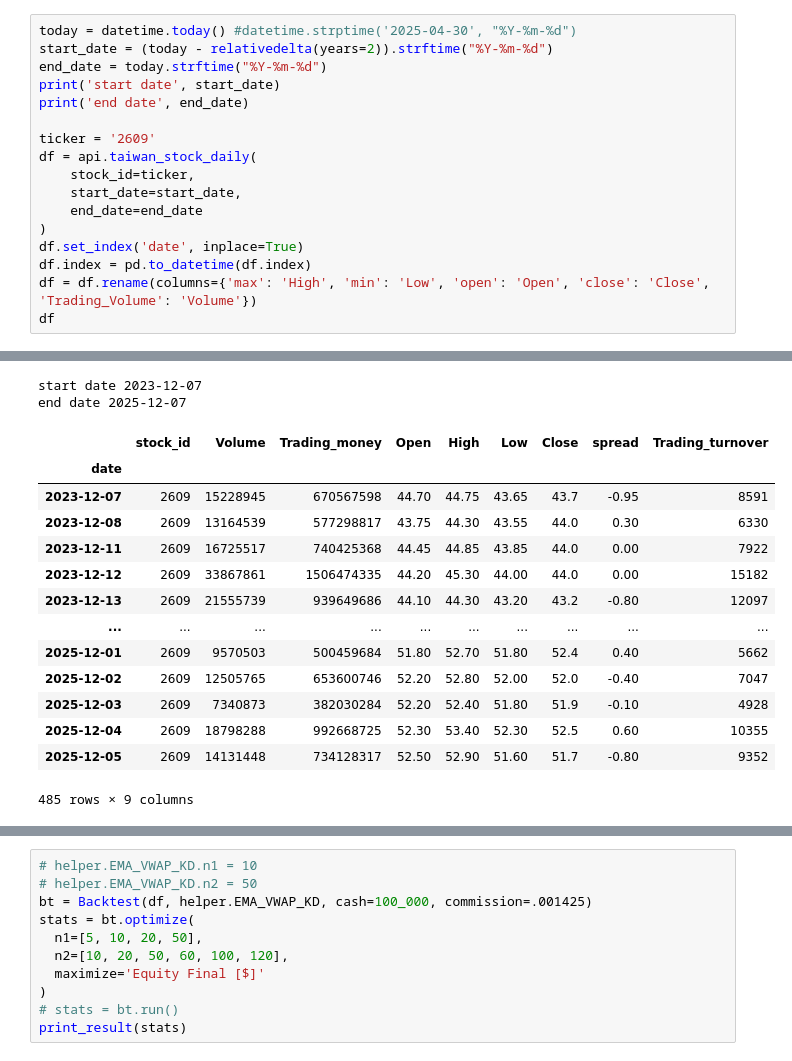
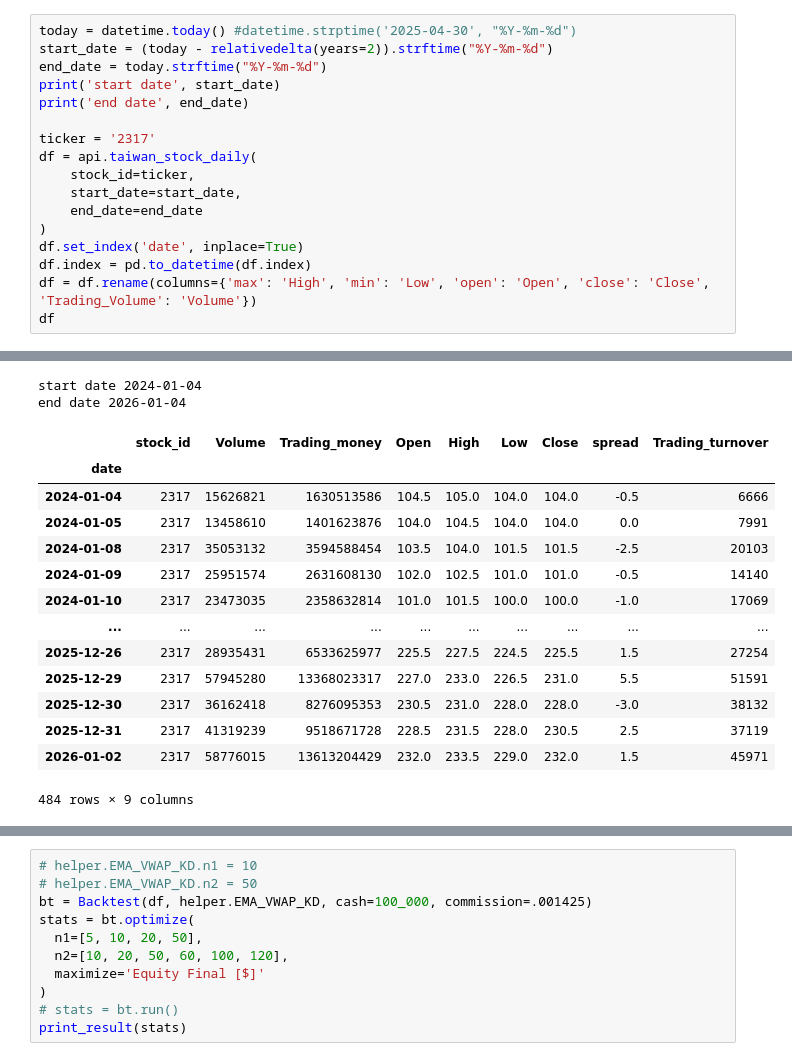
Before and after one commit to erxxx4321/stock_trade, a Jupyter notebook: backtesting/backtest.ipynb, the cells around one changed output, grey strips where cells are left out. Saved outputs shown, nothing was run; the diff lists cells and outputs as text.

```diff
--- a/backtesting/backtest.ipynb
+++ b/backtesting/backtest.ipynb
@@ -40,7 +48,7 @@ end_date = today.strftime("%Y-%m-%d")
 print('start date', start_date)
 print('end date', end_date)
 
-ticker = '2609'
+ticker = '2317'
 df = api.taiwan_stock_daily(
     stock_id=ticker,
     start_date=start_date,
@@ -55,19 +63,19 @@ df
-start date 2023-12-07
-end date 2025-12-07
+start date 2024-01-04
+end date 2026-01-04
 |  | stock_id | Volume | Trading_money | Open | High | Low | Close | spread | Trading_turnover |
 | date |  |  |  |  |  |  |  |  |  |
-| 2023-12-07 | 2609 | 15228945 | 670567598 | 44.70 | 44.75 | 43.65 | 43.7 | -0.95 | 8591 |
-| 2023-12-08 | 2609 | 13164539 | 577298817 | 43.75 | 44.30 | 43.55 | 44.0 | 0.30 | 6330 |
-| 2023-12-11 | 2609 | 16725517 | 740425368 | 44.45 | 44.85 | 43.85 | 44.0 | 0.00 | 7922 |
-| 2023-12-12 | 2609 | 33867861 | 1506474335 | 44.20 | 45.30 | 44.00 | 44.0 | 0.00 | 15182 |
-| 2023-12-13 | 2609 | 21555739 | 939649686 | 44.10 | 44.30 | 43.20 | 43.2 | -0.80 | 12097 |
+| 2024-01-04 | 2317 | 15626821 | 1630513586 | 104.5 | 105.0 | 104.0 | 104.0 | -0.5 | 6666 |
+| 2024-01-05 | 2317 | 13458610 | 1401623876 | 104.0 | 104.5 | 104.0 | 104.0 | 0.0 | 7991 |
+| 2024-01-08 | 2317 | 35053132 | 3594588454 | 103.5 | 104.0 | 101.5 | 101.5 | -2.5 | 20103 |
+| 2024-01-09 | 2317 | 25951574 | 2631608130 | 102.0 | 102.5 | 101.0 | 101.0 | -0.5 | 14140 |
+| 2024-01-10 | 2317 | 23473035 | 2358632814 | 101.0 | 101.5 | 100.0 | 100.0 | -1.0 | 17069 |
 | ... | ... | ... | ... | ... | ... | ... | ... | ... | ... |
-| 2025-12-01 | 2609 | 9570503 | 500459684 | 51.80 | 52.70 | 51.80 | 52.4 | 0.40 | 5662 |
-| 2025-12-02 | 2609 | 12505765 | 653600746 | 52.20 | 52.80 | 52.00 | 52.0 | -0.40 | 7047 |
-| 2025-12-03 | 2609 | 7340873 | 382030284 | 52.20 | 52.40 | 51.80 | 51.9 | -0.10 | 4928 |
-| 2025-12-04 | 2609 | 18798288 | 992668725 | 52.30 | 53.40 | 52.30 | 52.5 | 0.60 | 10355 |
-| 2025-12-05 | 2609 | 14131448 | 734128317 | 52.50 | 52.90 | 51.60 | 51.7 | -0.80 | 9352 |
+| 2025-12-26 | 2317 | 28935431 | 6533625977 | 225.5 | 227.5 | 224.5 | 225.5 | 1.5 | 27254 |
+| 2025-12-29 | 2317 | 57945280 | 13368023317 | 227.0 | 233.0 | 226.5 | 231.0 | 5.5 | 51591 |
+| 2025-12-30 | 2317 | 36162418 | 8276095353 | 230.5 | 231.0 | 228.0 | 228.0 | -3.0 | 38132 |
+| 2025-12-31 | 2317 | 41319239 | 9518671728 | 228.5 | 231.5 | 228.0 | 230.5 | 2.5 | 37119 |
+| 2026-01-02 | 2317 | 58776015 | 13613204429 | 232.0 | 233.5 | 229.0 | 232.0 | 1.5 | 45971 |
-485 rows × 9 columns
+484 rows × 9 columns
 # %%
 # helper.EMA_KD.n1 = 20
 # helper.EMA_KD.n2 = 60
```
Also changed, not shown: parts of 6 cells of this notebook, 12 other files.
